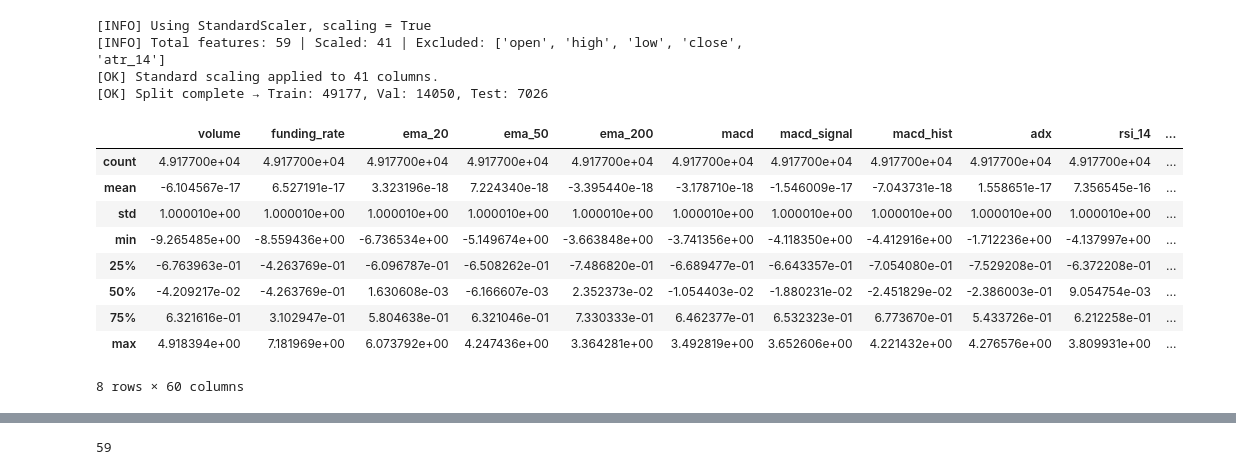
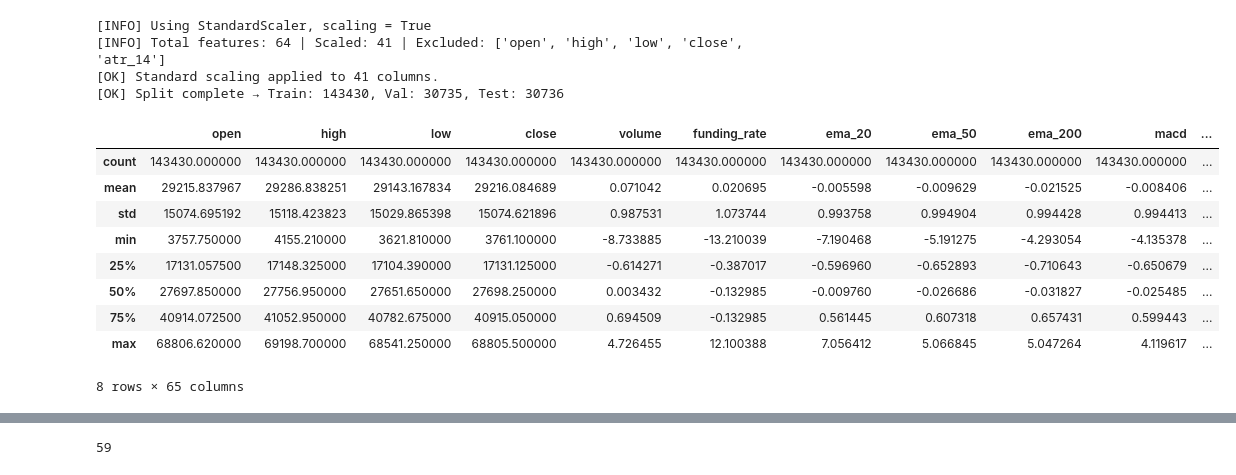
Before and after one commit to TensAurpheus/capstone, a Jupyter notebook: working.ipynb, the cells around one changed output, grey strips where cells are left out. Drawn from its saved outputs; the diff is of its cells as text; code cells hidden in the pictures.

```diff
--- a/working.ipynb
+++ b/working.ipynb
@@ -15,9 +16,10 @@ default_parquet = Path("data/processed/BTC_USDT_15m_futures.parquet")
 
 df = pd.read_parquet(default_parquet)
 
-ku = 2
+ku = 3
 kd = 1
-df_labeled = triple_barrier_label(df, ku=ku, kd=kd, hold=48, debug=False)
+hold = 48
+df_labeled = triple_barrier_label(df, ku=ku, kd=kd, hold=hold, debug=False)
 # df_labeled = min_max_label(df, horizon=48)
 df_labeled
 # %% [output]
@@ -59,23 +60,24 @@ df_w.describe()
 # %%
-df_train, df_test, df_val, scaler = split_scale(
-    df_w, target_cols=target, scale=True)
+df_train, df_val, df_test, scaler = split_scale(
+    df_labeled, target_cols=target, scale=True)
 
 df_train.describe()
+
 # print(df_train[target].value_counts())
 # %% [output]
 [INFO] Using StandardScaler, scaling = True
-[INFO] Total features: 59 | Scaled: 41 | Excluded: ['open', 'high', 'low', 'close', 'atr_14']
+[INFO] Total features: 64 | Scaled: 41 | Excluded: ['open', 'high', 'low', 'close', 'atr_14']
 [OK] Standard scaling applied to 41 columns.
-[OK] Split complete → Train: 49177, Val: 14050, Test: 7026
+[OK] Split complete → Train: 143430, Val: 30735, Test: 30736
-|  | volume | funding_rate | ema_20 | ema_50 | ema_200 | macd | macd_signal | macd_hist | adx | rsi_14 | ... |
-| count | 4.917700e+04 | 4.917700e+04 | 4.917700e+04 | 4.917700e+04 | 4.917700e+04 | 4.917700e+04 | 4.917700e+04 | 4.917700e+04 | 4.917700e+04 | 4.917700e+04 | ... |
-| mean | -6.104567e-17 | 6.527191e-17 | 3.323196e-18 | 7.224340e-18 | -3.395440e-18 | -3.178710e-18 | -1.546009e-17 | -7.043731e-18 | 1.558651e-17 | 7.356545e-16 | ... |
-| std | 1.000010e+00 | 1.000010e+00 | 1.000010e+00 | 1.000010e+00 | 1.000010e+00 | 1.000010e+00 | 1.000010e+00 | 1.000010e+00 | 1.000010e+00 | 1.000010e+00 | ... |
-| min | -9.265485e+00 | -8.559436e+00 | -6.736534e+00 | -5.149674e+00 | -3.663848e+00 | -3.741356e+00 | -4.118350e+00 | -4.412916e+00 | -1.712236e+00 | -4.137997e+00 | ... |
-| 25% | -6.763963e-01 | -4.263769e-01 | -6.096787e-01 | -6.508262e-01 | -7.486820e-01 | -6.689477e-01 | -6.643357e-01 | -7.054080e-01 | -7.529208e-01 | -6.372208e-01 | ... |
-| 50% | -4.209217e-02 | -4.263769e-01 | 1.630608e-03 | -6.166607e-03 | 2.352373e-02 | -1.054403e-02 | -1.880231e-02 | -2.451829e-02 | -2.386003e-01 | 9.054754e-03 | ... |
-| 75% | 6.321616e-01 | 3.102947e-01 | 5.804638e-01 | 6.321046e-01 | 7.330333e-01 | 6.462377e-01 | 6.532323e-01 | 6.773670e-01 | 5.433726e-01 | 6.212258e-01 | ... |
-| max | 4.918394e+00 | 7.181969e+00 | 6.073792e+00 | 4.247436e+00 | 3.364281e+00 | 3.492819e+00 | 3.652606e+00 | 4.221432e+00 | 4.276576e+00 | 3.809931e+00 | ... |
+|  | open | high | low | close | volume | funding_rate | ema_20 | ema_50 | ema_200 | macd | ... |
+| count | 143430.000000 | 143430.000000 | 143430.000000 | 143430.000000 | 143430.000000 | 143430.000000 | 143430.000000 | 143430.000000 | 143430.000000 | 143430.000000 | ... |
+| mean | 29215.837967 | 29286.838251 | 29143.167834 | 29216.084689 | 0.071042 | 0.020695 | -0.005598 | -0.009629 | -0.021525 | -0.008406 | ... |
+| std | 15074.695192 | 15118.423823 | 15029.865398 | 15074.621896 | 0.987531 | 1.073744 | 0.993758 | 0.994904 | 0.994428 | 0.994413 | ... |
+| min | 3757.750000 | 4155.210000 | 3621.810000 | 3761.100000 | -8.733885 | -13.210039 | -7.190468 | -5.191275 | -4.293054 | -4.135378 | ... |
+| 25% | 17131.057500 | 17148.325000 | 17104.390000 | 17131.125000 | -0.614271 | -0.387017 | -0.596960 | -0.652893 | -0.710643 | -0.650679 | ... |
+| 50% | 27697.850000 | 27756.950000 | 27651.650000 | 27698.250000 | 0.003432 | -0.132985 | -0.009760 | -0.026686 | -0.031827 | -0.025485 | ... |
+| 75% | 40914.072500 | 41052.950000 | 40782.675000 | 40915.050000 | 0.694509 | -0.132985 | 0.561445 | 0.607318 | 0.657431 | 0.599443 | ... |
+| max | 68806.620000 | 69198.700000 | 68541.250000 | 68805.500000 | 4.726455 | 12.100388 | 7.056412 | 5.066845 | 5.047264 | 4.119617 | ... |
-8 rows × 60 columns
+8 rows × 65 columns
 # %%
 train_data = CryptoDataset(
```
Also changed, not shown: parts of 23 cells of this notebook, 23 other files.
